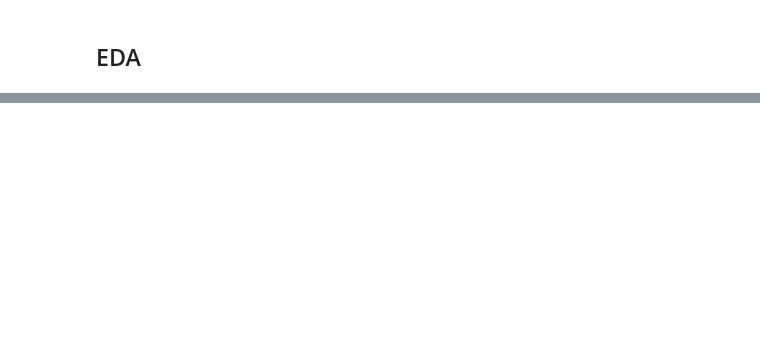
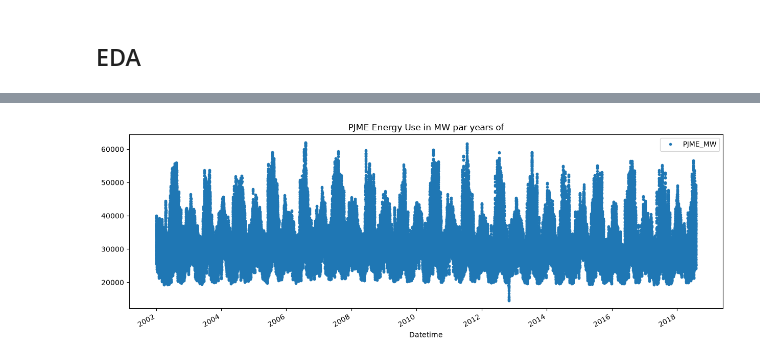
Before and after one commit to redel-byte/Azure1, a Jupyter notebook: notebooks/workflow.ipynb, the cells around one changed output, grey strips where cells are left out. Cells and saved outputs as stored; diff of their text form; code cells hidden in the pictures; blank space fills up the shorter version.

```diff
--- a/notebooks/workflow.ipynb
+++ b/notebooks/workflow.ipynb
@@ -70,0 +117,9 @@ Invalid consumption: 0
+# %%
+df.plot(x="Datetime",
+        y="PJME_MW",
+        style='.',
+        figsize=(15, 5),
+        title='PJME Energy Use in MW par years of')
+save_plt(ARTIFACTS/ "PJME_use_MW.png")
+# %% [output]
+[figure, added]
```
Also changed, not shown: parts of 31 cells of this notebook, 8 other files.
